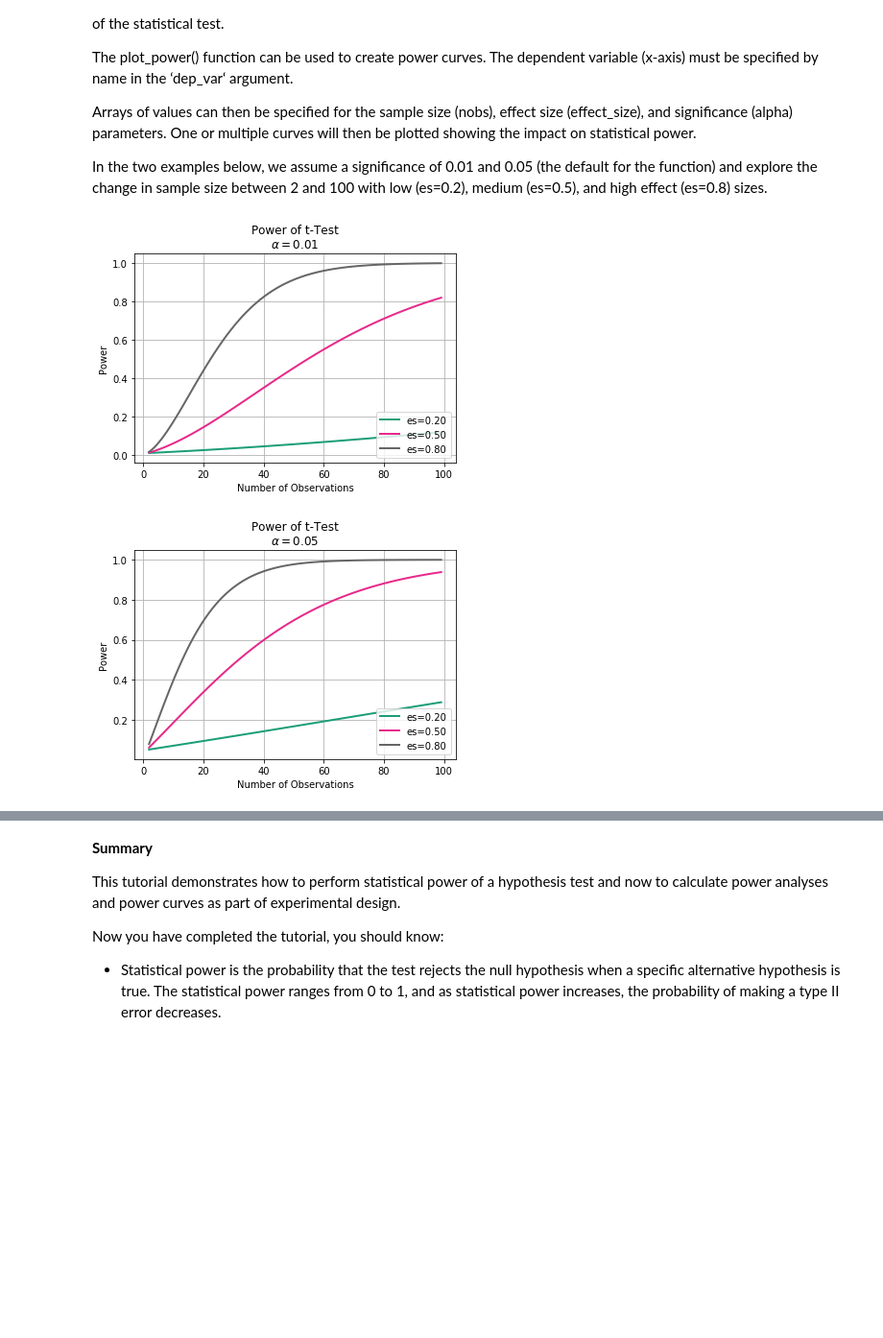
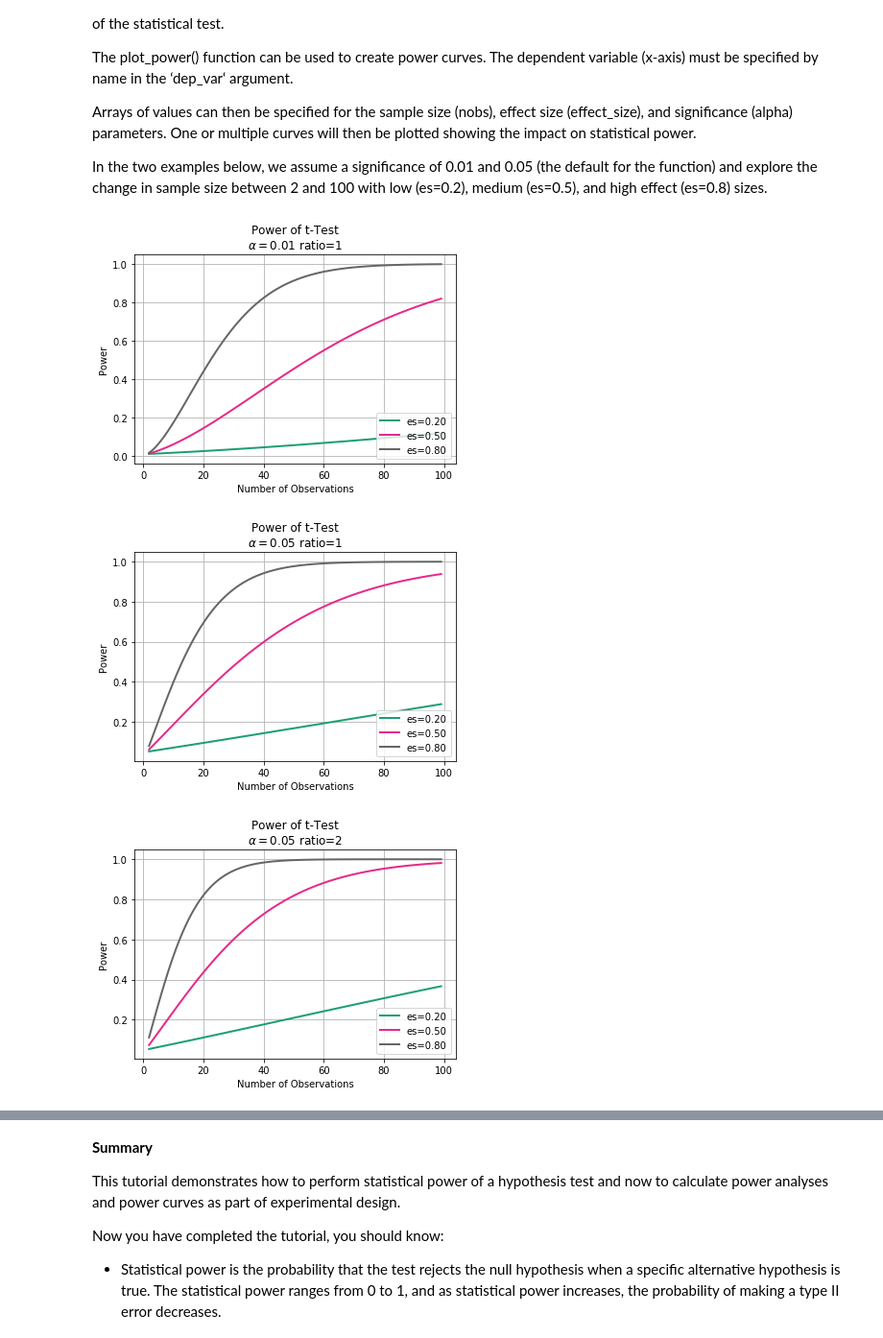
Before and after one commit to gcosma/DeepLearningTutorials, a Jupyter notebook: PySampleSize&PowerCalculator.ipynb, the cells around one changed output, grey strips where cells are left out. Shown at 96% size. Saved outputs shown, nothing was run; the diff lists cells and outputs as text; code cells hidden in the pictures; blank space fills up the shorter version.

```diff
--- a/PySampleSize&PowerCalculator.ipynb
+++ b/PySampleSize&PowerCalculator.ipynb
@@ -187,25 +187,34 @@ In the two examples below, we assume a significance of 0.01 and 0.05 (the defaul
 # %%
 # Power vs. number of observations
 # Parameters for power analysis
 effect_sizes = array([0.2, 0.5, 0.8]) # The larger the effect size, the less likely it is to be random error.
 sample_sizes = array(range(2, 100))
 
 # Calculate power curves from multiple power analyses.
 # Aassume a significance of 0.01 and explore the change in sample size between 2 and 100 with low (es=0.2), medium (es=0.5), and high effect (es=0.8)sizes.
 analysis = TTestIndPower()
-analysis.plot_power(dep_var='nobs', nobs=sample_sizes, effect_size=effect_sizes, alpha=0.01, title='Power of t-Test' + '\n' + r'$\alpha = 0.01$')
+analysis.plot_power(dep_var='nobs', nobs=sample_sizes, effect_size=effect_sizes, alpha=0.01, ratio=1, title='Power of t-Test' + '\n' + r'$\alpha = 0.01$' + ' ' + 'ratio=1')
 pyplot.grid()
 pyplot.ylabel('Power')
 pyplot.show()
 
 # Calculate power curves from multiple power analyses
 # Assume a significance of 0.05 and explore the change in sample size between 2 and 100 with low (es=0.2), medium (es=0.5), and high effect (es=0.8)sizes.
 analysis = TTestIndPower()
-analysis.plot_power(dep_var='nobs', nobs=sample_sizes, effect_size=effect_sizes, alpha=0.05, title='Power of t-Test' + '\n' + r'$\alpha = 0.05$')
+analysis.plot_power(dep_var='nobs', nobs=sample_sizes, effect_size=effect_sizes, alpha=0.05, ratio=1, title='Power of t-Test' + '\n' + r'$\alpha = 0.05$' + ' ' + 'ratio=1')
 pyplot.grid()
 pyplot.ylabel('Power')
 pyplot.show()
+
+# Calculate power curves from multiple power analyses
+# Assume a significance of 0.05 and explore the change in sample size between 2 and 100 with low (es=0.2), medium (es=0.5), and high effect (es=0.8)sizes.
+analysis = TTestIndPower()
+analysis.plot_power(dep_var='nobs', nobs=sample_sizes, effect_size=effect_sizes, alpha=0.05, ratio=2, title='Power of t-Test' + '\n' + r'$\alpha = 0.05$' + ' ' + 'ratio=2')
+pyplot.grid()
+pyplot.ylabel('Power')
+pyplot.show()
 # %% [output]
-[figure, old version]
+[figure, new version]
-[figure, old version]
+[figure, new version]
+[figure, added]
 # %% [markdown]
```
Also changed, not shown: parts of 4 cells of this notebook.
